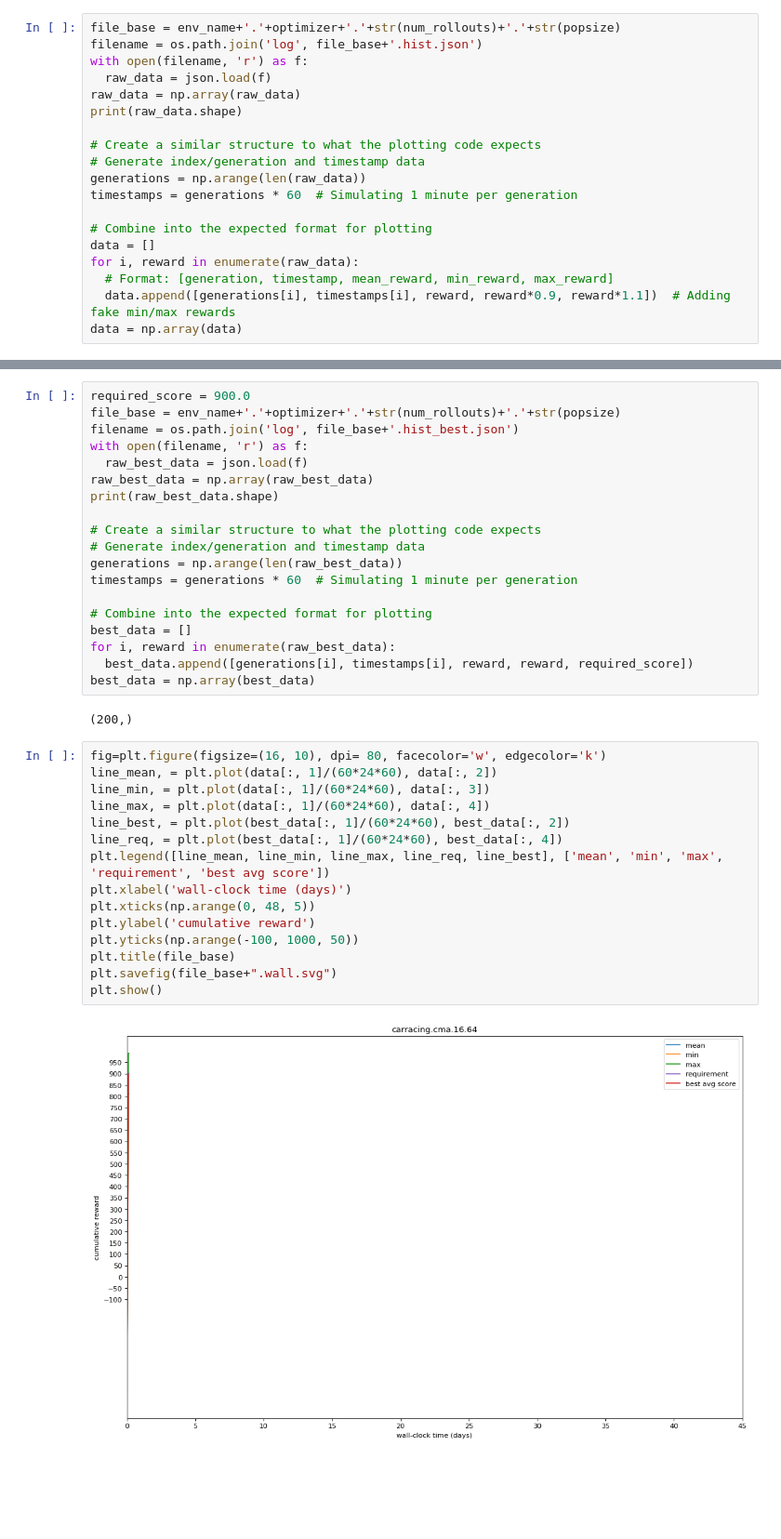
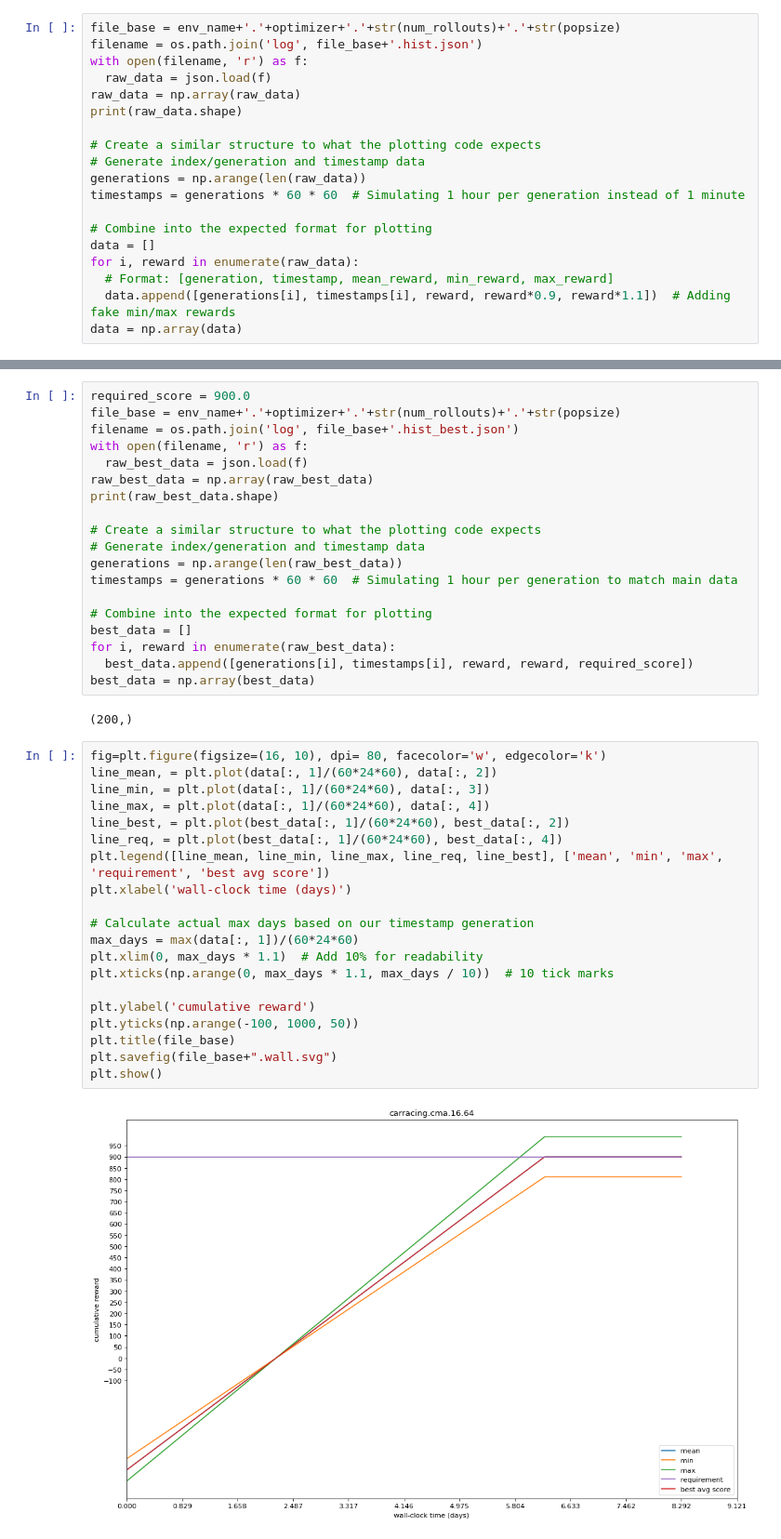
Before and after one commit to nkltsh002/WorldModelsExperiments, a Jupyter notebook: carracing/plot_training_progress.ipynb, the cells around one changed output, grey strips where cells are left out. Shown at 93% size. Drawn from its saved outputs; the diff is of its cells as text; blank space fills up the shorter version.

```diff
--- a/carracing/plot_training_progress.ipynb
+++ b/carracing/plot_training_progress.ipynb
@@ -23,7 +23,7 @@ print(raw_data.shape)
 # Create a similar structure to what the plotting code expects
 # Generate index/generation and timestamp data
 generations = np.arange(len(raw_data))
-timestamps = generations * 60  # Simulating 1 minute per generation
+timestamps = generations * 60 * 60  # Simulating 1 hour per generation instead of 1 minute
 
 # Combine into the expected format for plotting
 data = []
@@ -45,7 +45,7 @@ print(raw_best_data.shape)
 # Create a similar structure to what the plotting code expects
 # Generate index/generation and timestamp data
 generations = np.arange(len(raw_best_data))
-timestamps = generations * 60  # Simulating 1 minute per generation
+timestamps = generations * 60 * 60  # Simulating 1 hour per generation to match main data
 
 # Combine into the expected format for plotting
 best_data = []
@@ -57,20 +57,25 @@ best_data = np.array(best_data)
 # %%
 fig=plt.figure(figsize=(16, 10), dpi= 80, facecolor='w', edgecolor='k')
 line_mean, = plt.plot(data[:, 1]/(60*24*60), data[:, 2])
 line_min, = plt.plot(data[:, 1]/(60*24*60), data[:, 3])
 line_max, = plt.plot(data[:, 1]/(60*24*60), data[:, 4])
 line_best, = plt.plot(best_data[:, 1]/(60*24*60), best_data[:, 2])
 line_req, = plt.plot(best_data[:, 1]/(60*24*60), best_data[:, 4])
 plt.legend([line_mean, line_min, line_max, line_req, line_best], ['mean', 'min', 'max', 'requirement', 'best avg score'])
 plt.xlabel('wall-clock time (days)')
-plt.xticks(np.arange(0, 48, 5))
+
+# Calculate actual max days based on our timestamp generation
+max_days = max(data[:, 1])/(60*24*60)
+plt.xlim(0, max_days * 1.1)  # Add 10% for readability
+plt.xticks(np.arange(0, max_days * 1.1, max_days / 10))  # 10 tick marks
+
 plt.ylabel('cumulative reward')
 plt.yticks(np.arange(-100, 1000, 50))
 plt.title(file_base)
 plt.savefig(file_base+".wall.svg")
 plt.show()
 # %% [output]
-[figure, old version]
+[figure, new version]
 # %%
 fig=plt.figure(figsize=(16, 10), dpi= 80, facecolor='w', edgecolor='k')
 line_mean, = plt.plot(data[:, 0], data[:, 2])
```
Also changed, not shown: parts of 8 cells of this notebook, 2 other files.
